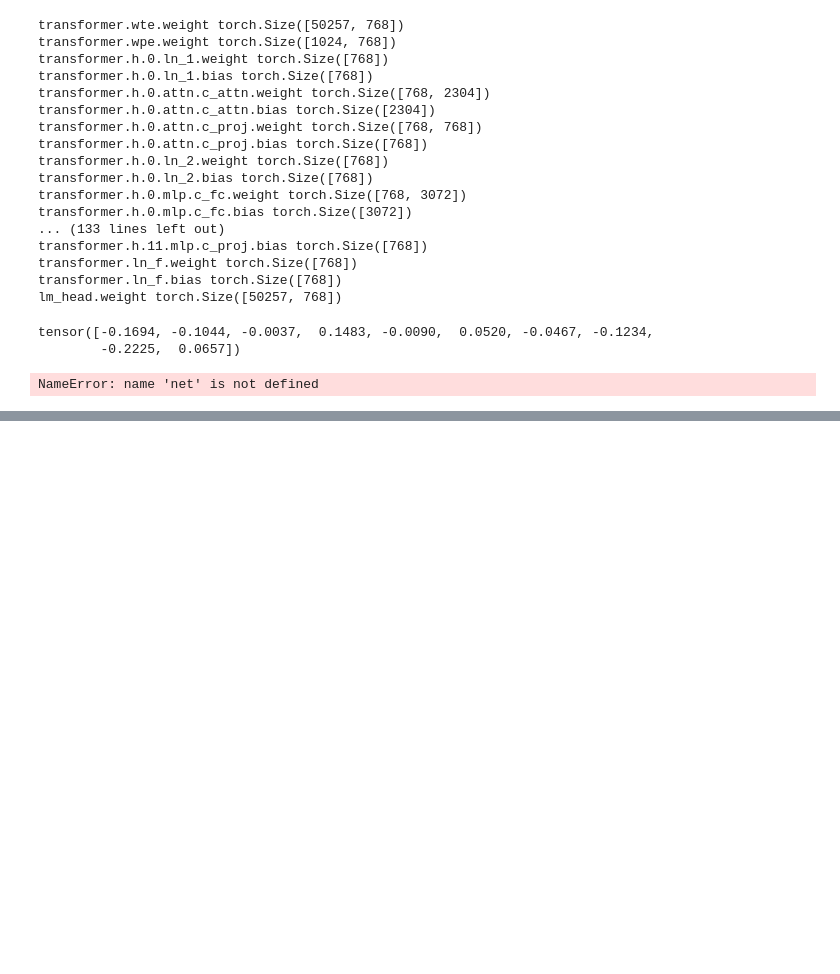
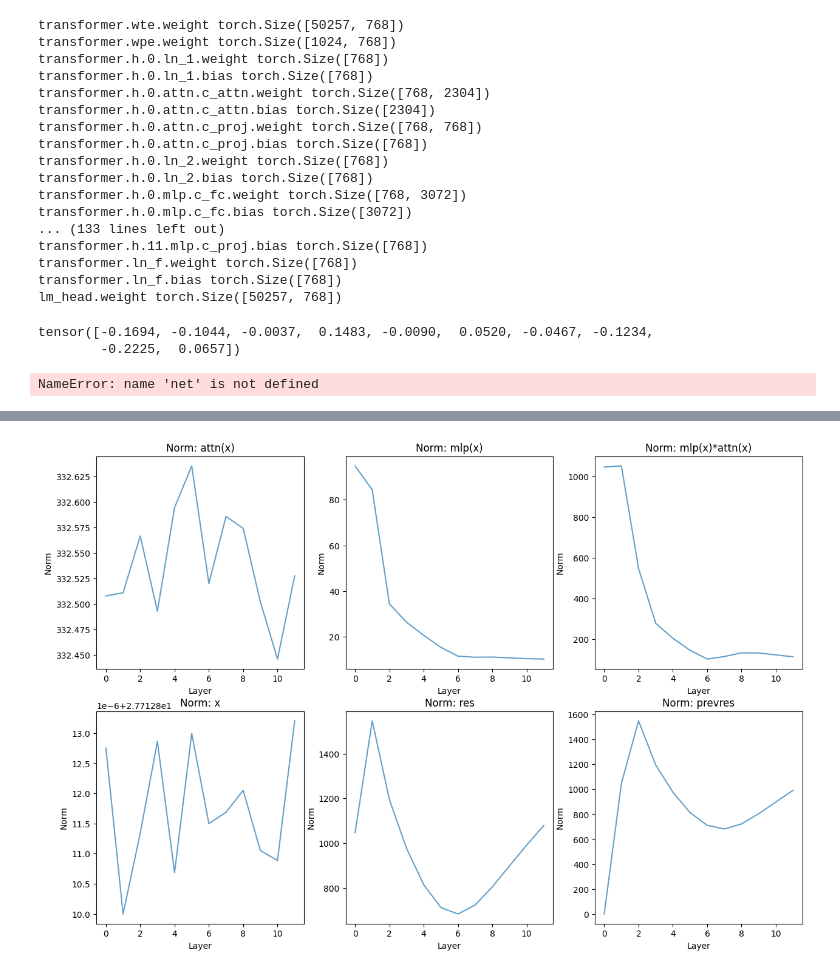
Before and after one commit to Vervious/gpt, a Jupyter notebook: play.ipynb, the cells around one changed output, grey strips where cells are left out. Saved outputs shown, nothing was run; the diff lists cells and outputs as text; code cells hidden in the pictures; blank space fills up the shorter version.

```diff
--- a/play.ipynb
+++ b/play.ipynb
@@ -400,0 +403,29 @@ plt.show()
+# %%
+
+from numpy import linalg as LA
+normdata = {}
+for targetChar in description.keys():
+    z = np.asarray(alldata[-1][targetChar])
+    normdata[targetChar] = LA.norm(z, axis=1)
+
+fig, axes = plt.subplots(2, 3, figsize=(15, 10))
+datasets = []
+targetchars = []
+for targetChar in description.keys():
+    emb_ = npdatas[targetChar]
+    datasets.append(emb_)
+    targetchars.append(targetChar)
+
+for ax, data, targetChar in zip(axes.flatten(), datasets, targetchars):
+    ax.clear()
+    descr = description[targetChar]
+    ax.plot(normdata[targetChar], alpha=0.7, label='Data')
+    ax.set_title(f'Norm: {descr}')
+    ax.set_xlabel('Layer')
+    ax.set_ylabel('Norm')
+
+f = plt.gcf()
+plt.show()
+f.savefig(f"img/{testname}-norms.png")
+# %% [output]
+[figure, added]
```
Also changed, not shown: parts of 2 cells of this notebook, 29 other files.
